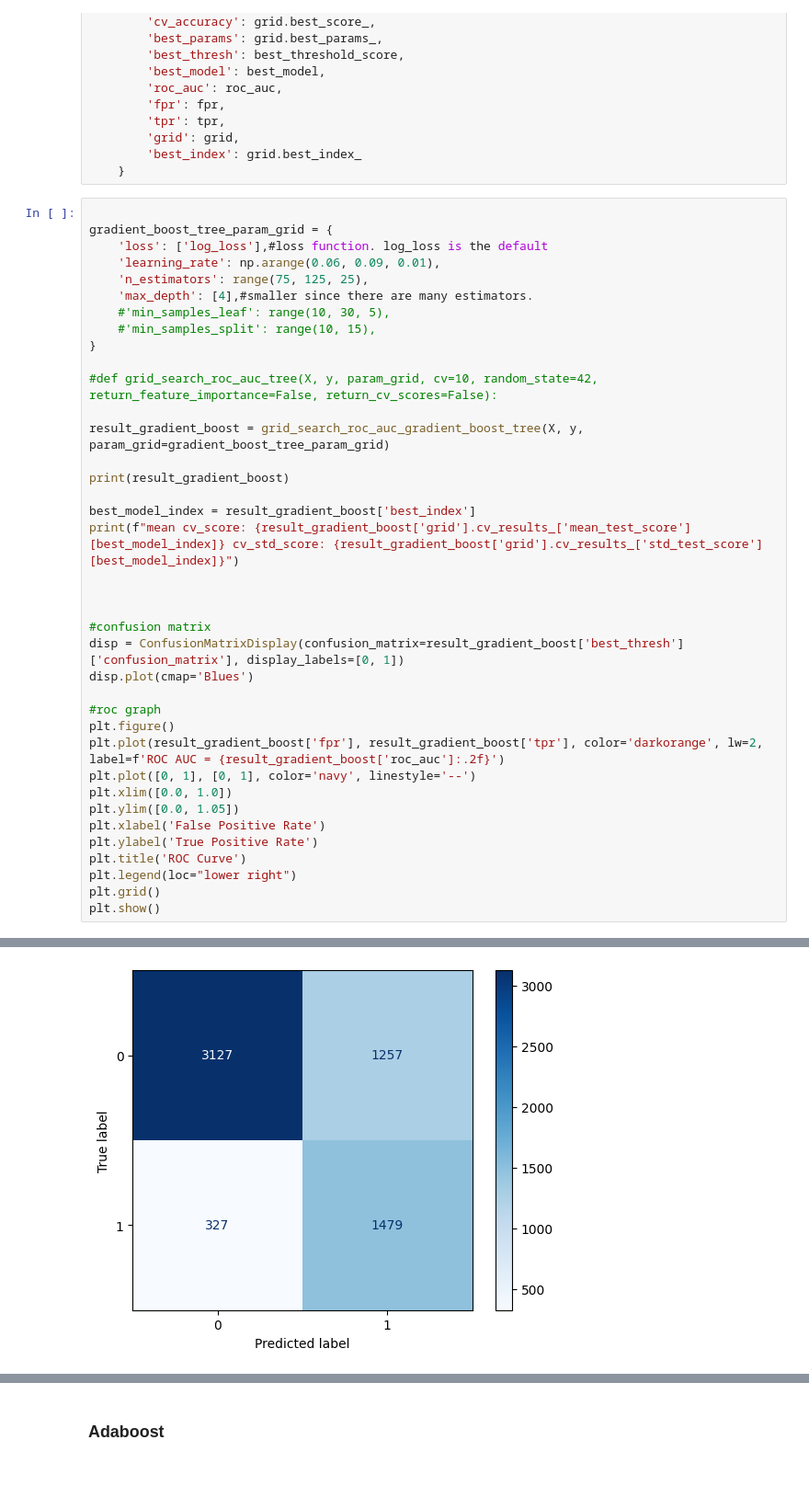
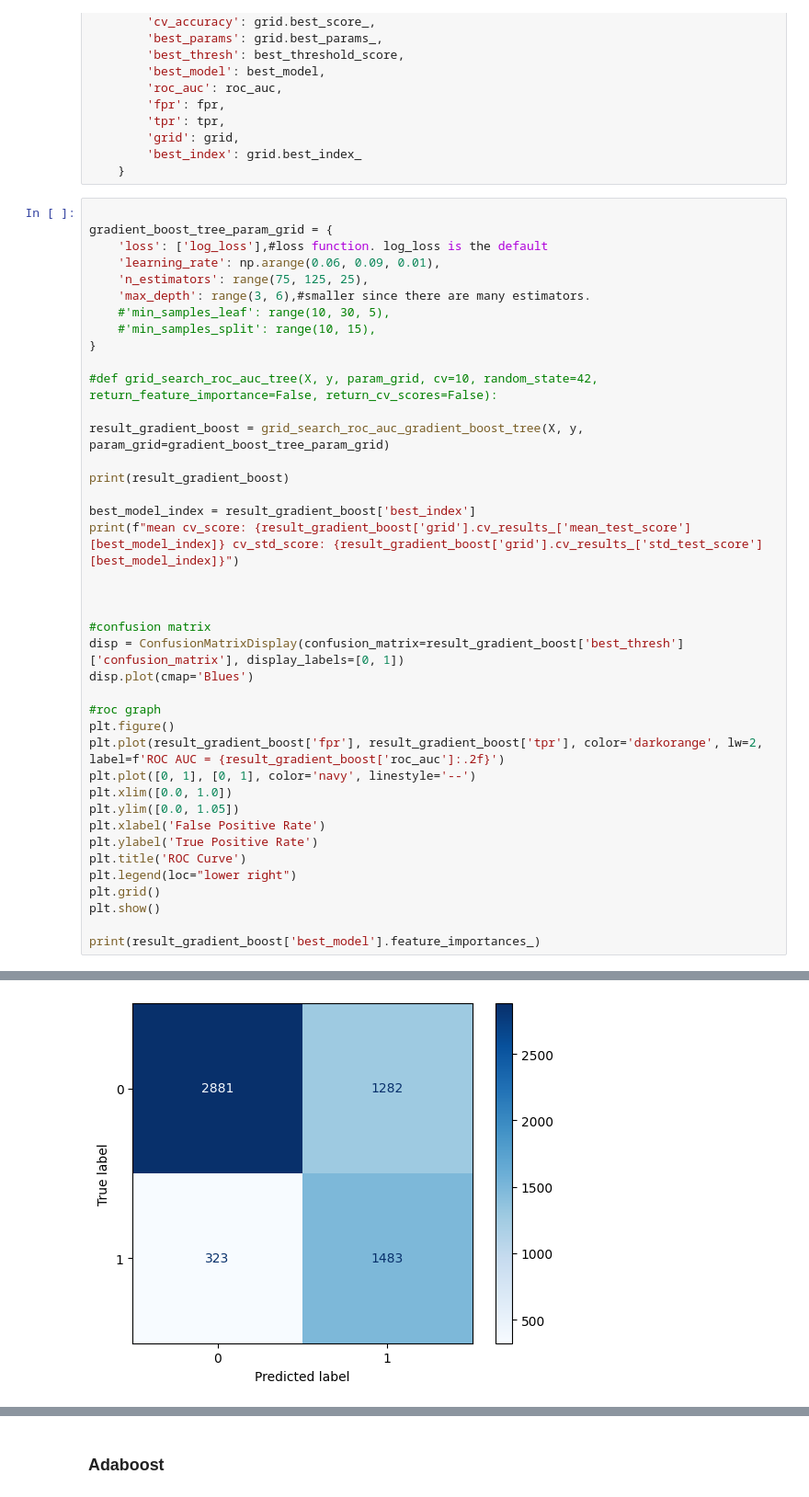
Before and after one commit to zarahtau/kickstarter-project-success-predictions, a Jupyter notebook: decision_tree/classification_tree.ipynb, the cells around one changed output, grey strips where cells are left out. Shown at 92% size. Drawn from its saved outputs; the diff is of its cells as text.

```diff
--- a/decision_tree/classification_tree.ipynb
+++ b/decision_tree/classification_tree.ipynb
@@ -240,7 +267,7 @@ gradient_boost_tree_param_grid = {
     'loss': ['log_loss'],#loss function. log_loss is the default
     'learning_rate': np.arange(0.06, 0.09, 0.01),
     'n_estimators': range(75, 125, 25),
-    'max_depth': [4],#smaller since there are many estimators.
+    'max_depth': range(3, 6),#smaller since there are many estimators.
     #'min_samples_leaf': range(10, 30, 5),
     #'min_samples_split': range(10, 15),
 }
@@ -272,4 +299,6 @@ plt.title('ROC Curve')
 plt.legend(loc="lower right")
 plt.grid()
 plt.show()
+
+print(result_gradient_boost['best_model'].feature_importances_)
 # %% [output]
@@ -293 +322 @@ mean cv_score: 0.7833401067775978 cv_std_score: 0.010313519679627266
-[figure, old version]
+[figure, new version]
```
Also changed, not shown: parts of 6 cells of this notebook, 7 other files.
